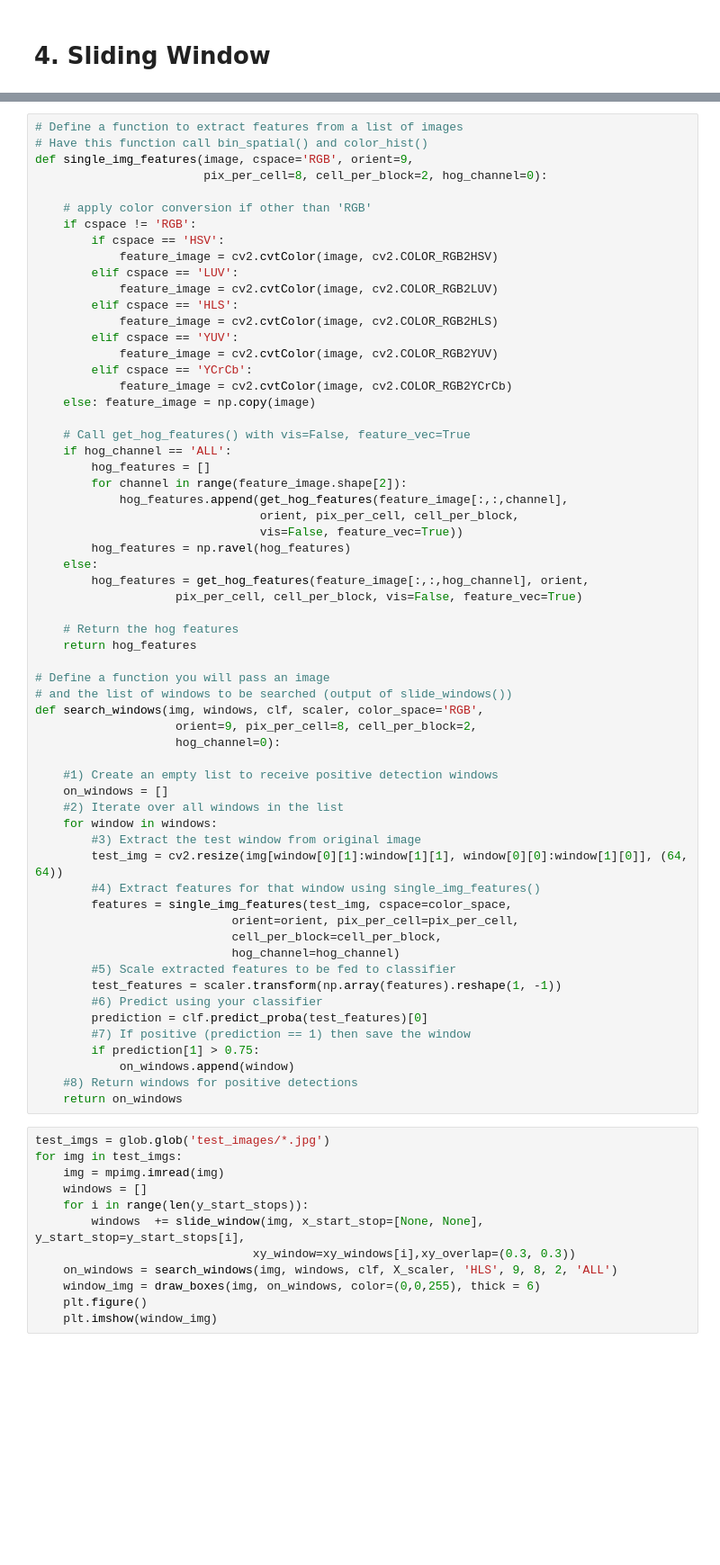
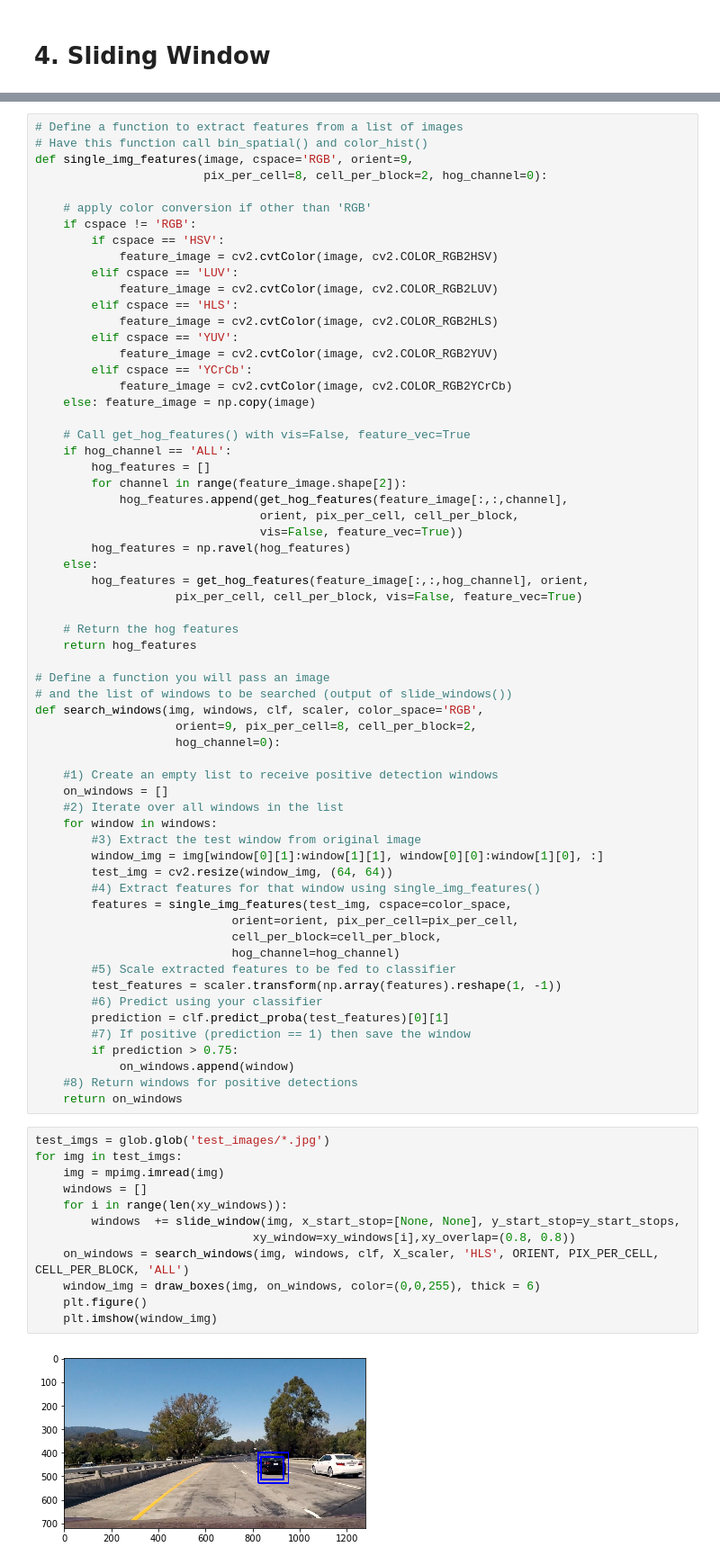
Before and after one commit to philbort/udacity_self_driving_car, a Jupyter notebook: P5_Vehicle_Detection/P5_Vehicle_Detection.ipynb, the cells around one changed output, grey strips where cells are left out. Shown at 90% size. Drawn from its saved outputs; the diff is of its cells as text; blank space fills up the shorter version.

```diff
--- a/P5_Vehicle_Detection/P5_Vehicle_Detection.ipynb
+++ b/P5_Vehicle_Detection/P5_Vehicle_Detection.ipynb
@@ -366,7 +354,8 @@ def search_windows(img, windows, clf, scaler, color_space='RGB',
     #2) Iterate over all windows in the list
     for window in windows:
         #3) Extract the test window from original image
-        test_img = cv2.resize(img[window[0][1]:window[1][1], window[0][0]:window[1][0]], (64, 64))
+        window_img = img[window[0][1]:window[1][1], window[0][0]:window[1][0], :]
+        test_img = cv2.resize(window_img, (64, 64))
         #4) Extract features for that window using single_img_features()
         features = single_img_features(test_img, cspace=color_space,
                             orient=orient, pix_per_cell=pix_per_cell,
@@ -375,21 +364,23 @@ def search_windows(img, windows, clf, scaler, color_space='RGB',
         #5) Scale extracted features to be fed to classifier
         test_features = scaler.transform(np.array(features).reshape(1, -1))
         #6) Predict using your classifier
-        prediction = clf.predict_proba(test_features)[0]
+        prediction = clf.predict_proba(test_features)[0][1]
         #7) If positive (prediction == 1) then save the window
-        if prediction[1] > 0.75:
+        if prediction > 0.75:
             on_windows.append(window)
     #8) Return windows for positive detections
     return on_windows
 # %%
 test_imgs = glob.glob('test_images/*.jpg')
 for img in test_imgs:
     img = mpimg.imread(img)
     windows = []
-    for i in range(len(y_start_stops)):
-        windows  += slide_window(img, x_start_stop=[None, None], y_start_stop=y_start_stops[i],
-                               xy_window=xy_windows[i],xy_overlap=(0.3, 0.3))
-    on_windows = search_windows(img, windows, clf, X_scaler, 'HLS', 9, 8, 2, 'ALL')
+    for i in range(len(xy_windows)):
+        windows  += slide_window(img, x_start_stop=[None, None], y_start_stop=y_start_stops,
+                               xy_window=xy_windows[i],xy_overlap=(0.8, 0.8))
+    on_windows = search_windows(img, windows, clf, X_scaler, 'HLS', ORIENT, PIX_PER_CELL, CELL_PER_BLOCK, 'ALL')
     window_img = draw_boxes(img, on_windows, color=(0,0,255), thick = 6)
     plt.figure()
     plt.imshow(window_img)
+# %% [output]
+[figure, added]
```
Also changed, not shown: parts of 14 cells of this notebook.
